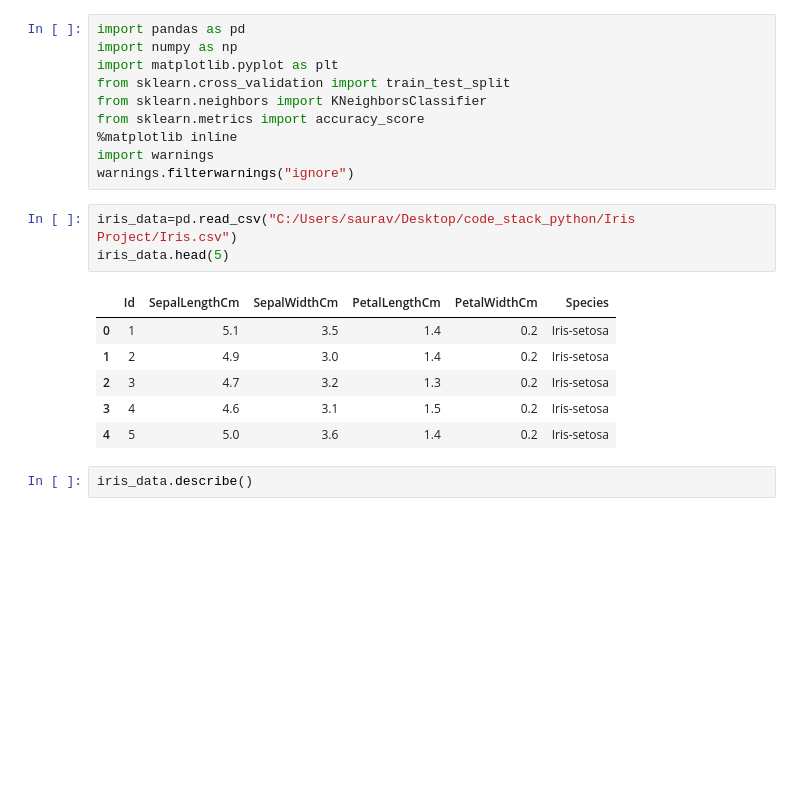
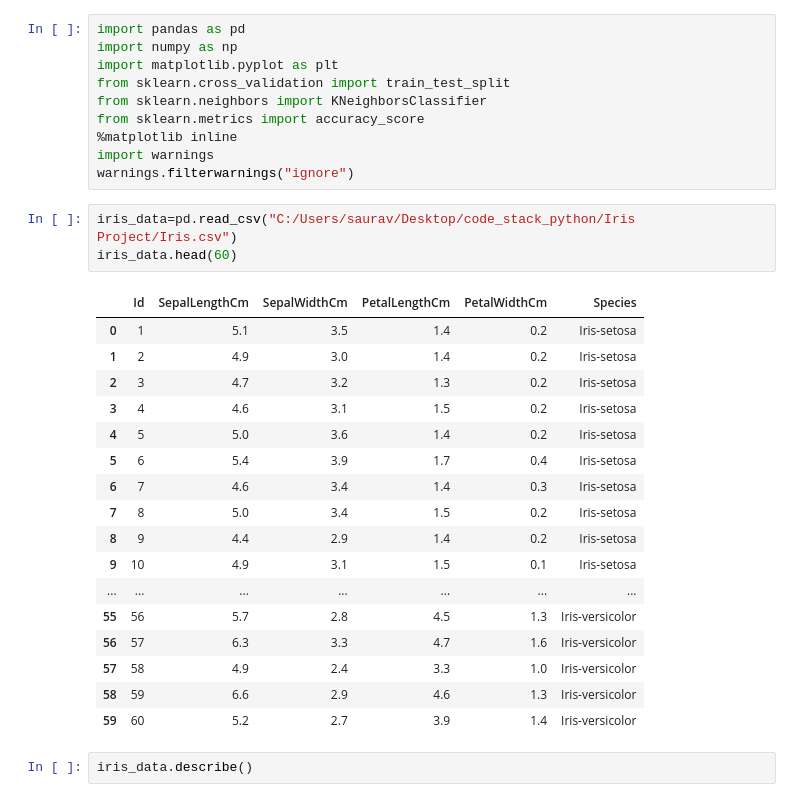
Before and after one commit to johnty05/Iris-Classifiers, a Jupyter notebook: irisAnalysis_kNN.ipynb, the cells around one changed output. Drawn from its saved outputs; the diff is of its cells as text; blank space fills up the shorter version.

```diff
--- a/irisAnalysis_kNN.ipynb
+++ b/irisAnalysis_kNN.ipynb
@@ -10,14 +10,25 @@ import warnings
 warnings.filterwarnings("ignore")
 # %%
 iris_data=pd.read_csv("C:/Users/saurav/Desktop/code_stack_python/Iris Project/Iris.csv")
-iris_data.head(5)
+iris_data.head(60)
 # %% [output]
 |  | Id | SepalLengthCm | SepalWidthCm | PetalLengthCm | PetalWidthCm | Species |
 | 0 | 1 | 5.1 | 3.5 | 1.4 | 0.2 | Iris-setosa |
 | 1 | 2 | 4.9 | 3.0 | 1.4 | 0.2 | Iris-setosa |
 | 2 | 3 | 4.7 | 3.2 | 1.3 | 0.2 | Iris-setosa |
 | 3 | 4 | 4.6 | 3.1 | 1.5 | 0.2 | Iris-setosa |
 | 4 | 5 | 5.0 | 3.6 | 1.4 | 0.2 | Iris-setosa |
+| 5 | 6 | 5.4 | 3.9 | 1.7 | 0.4 | Iris-setosa |
+| 6 | 7 | 4.6 | 3.4 | 1.4 | 0.3 | Iris-setosa |
+| 7 | 8 | 5.0 | 3.4 | 1.5 | 0.2 | Iris-setosa |
+| 8 | 9 | 4.4 | 2.9 | 1.4 | 0.2 | Iris-setosa |
+| 9 | 10 | 4.9 | 3.1 | 1.5 | 0.1 | Iris-setosa |
+| ... | ... | ... | ... | ... | ... | ... |
+| 55 | 56 | 5.7 | 2.8 | 4.5 | 1.3 | Iris-versicolor |
+| 56 | 57 | 6.3 | 3.3 | 4.7 | 1.6 | Iris-versicolor |
+| 57 | 58 | 4.9 | 2.4 | 3.3 | 1.0 | Iris-versicolor |
+| 58 | 59 | 6.6 | 2.9 | 4.6 | 1.3 | Iris-versicolor |
+| 59 | 60 | 5.2 | 2.7 | 3.9 | 1.4 | Iris-versicolor |
 # %%
 iris_data.describe()
 # %% [output]
```
Also changed, not shown: parts of 3 cells of this notebook.
